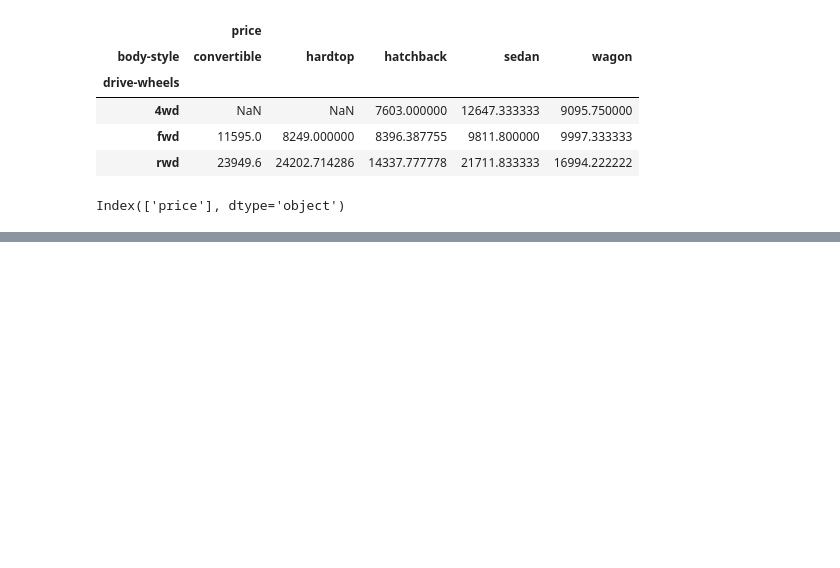
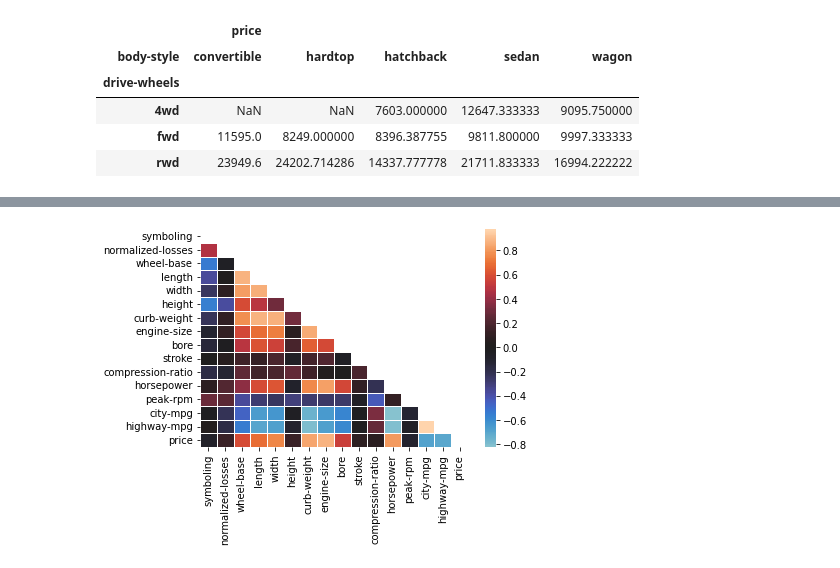
Before and after one commit to mjsmagalhaes/examples-datascience, a Jupyter notebook: ibm_data_analysis.ipynb, the cells around one changed output, grey strips where cells are left out. Cells and saved outputs as stored; diff of their text form; code cells hidden in the pictures; blank space fills up the shorter version.

Commit message:
update data_analysis course notebook

```diff
--- a/ibm_data_analysis.ipynb
+++ b/ibm_data_analysis.ipynb
@@ -91,8 +95,10 @@ df.dropna(subset=['price'], axis=0, inplace=True)
 # %%
 to_float = ["bore", "stroke", "price", "peak-rpm"]
 df[to_float] = df[to_float].astype("float")
-df[["normalized-losses"]] = df[["normalized-losses"]].astype("int")
-df.info()
+
+to_int = ["normalized-losses", 'horsepower']
+df[to_int] = df[to_int].astype("int")
+df.info();
 # %% [output]
 <class 'pandas.core.frame.DataFrame'>
 Int64Index: 201 entries, 0 to 204
@@ -158,7 +164,8 @@ df[['price', 'drive-wheels', 'body-style']].groupby(['drive-wheels', 'body-style
 | 4wd | NaN | NaN | 7603.000000 | 12647.333333 | 9095.750000 |
 | fwd | 11595.0 | 8249.000000 | 8396.387755 | 9811.800000 | 9997.333333 |
 | rwd | 23949.6 | 24202.714286 | 14337.777778 | 21711.833333 | 16994.222222 |
-# %%
-grp.columns
-# %% [output]
-Index(['price'], dtype='object')
+# %%
+lab=Analysis(df)
+# %%
+lab.eda.corr(df)
+# %% [output]
@@ -164,0 +189 @@ Index(['price'], dtype='object')
+[figure, added]
```
Also changed, not shown: parts of 12 cells of this notebook.
